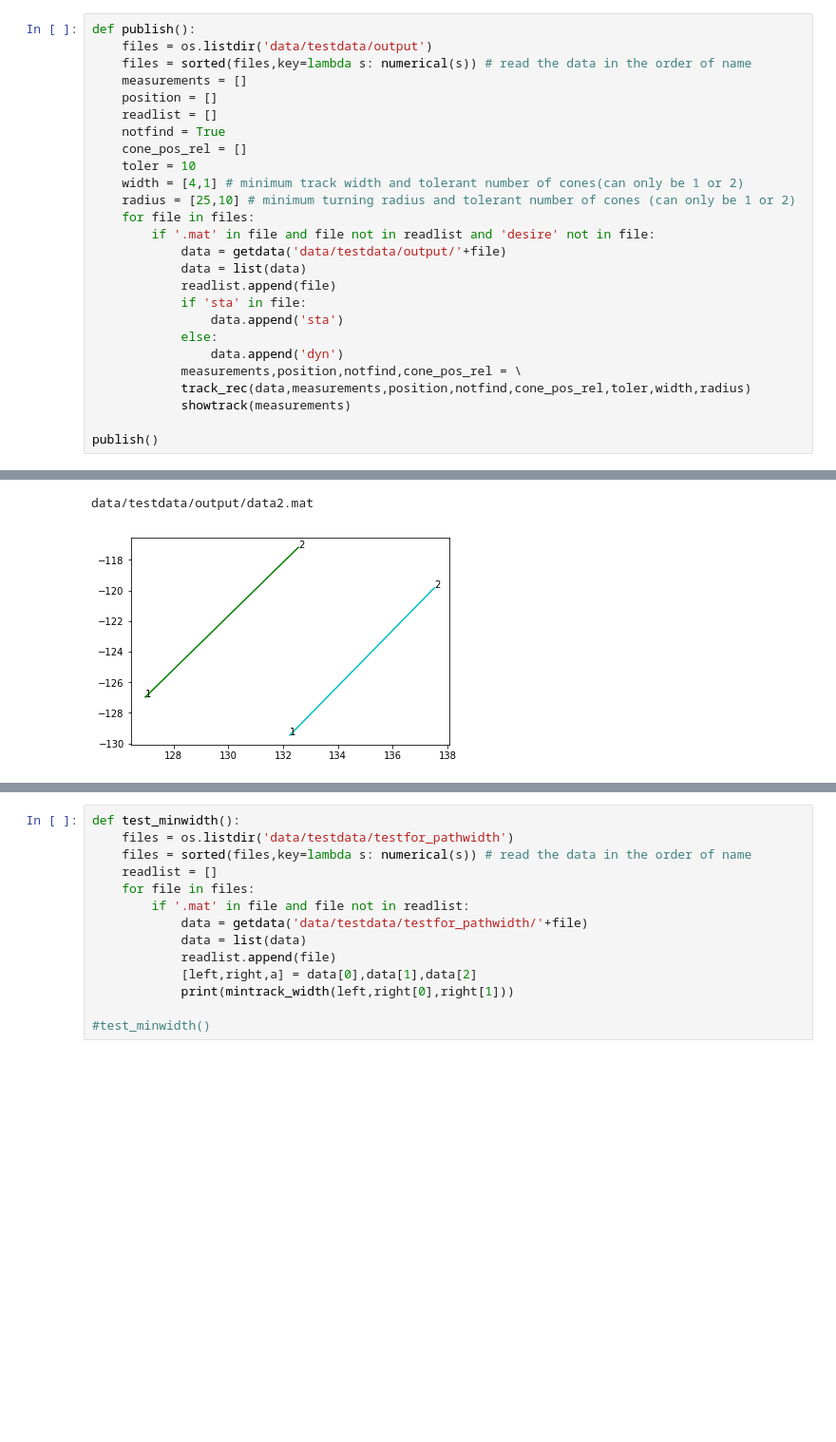
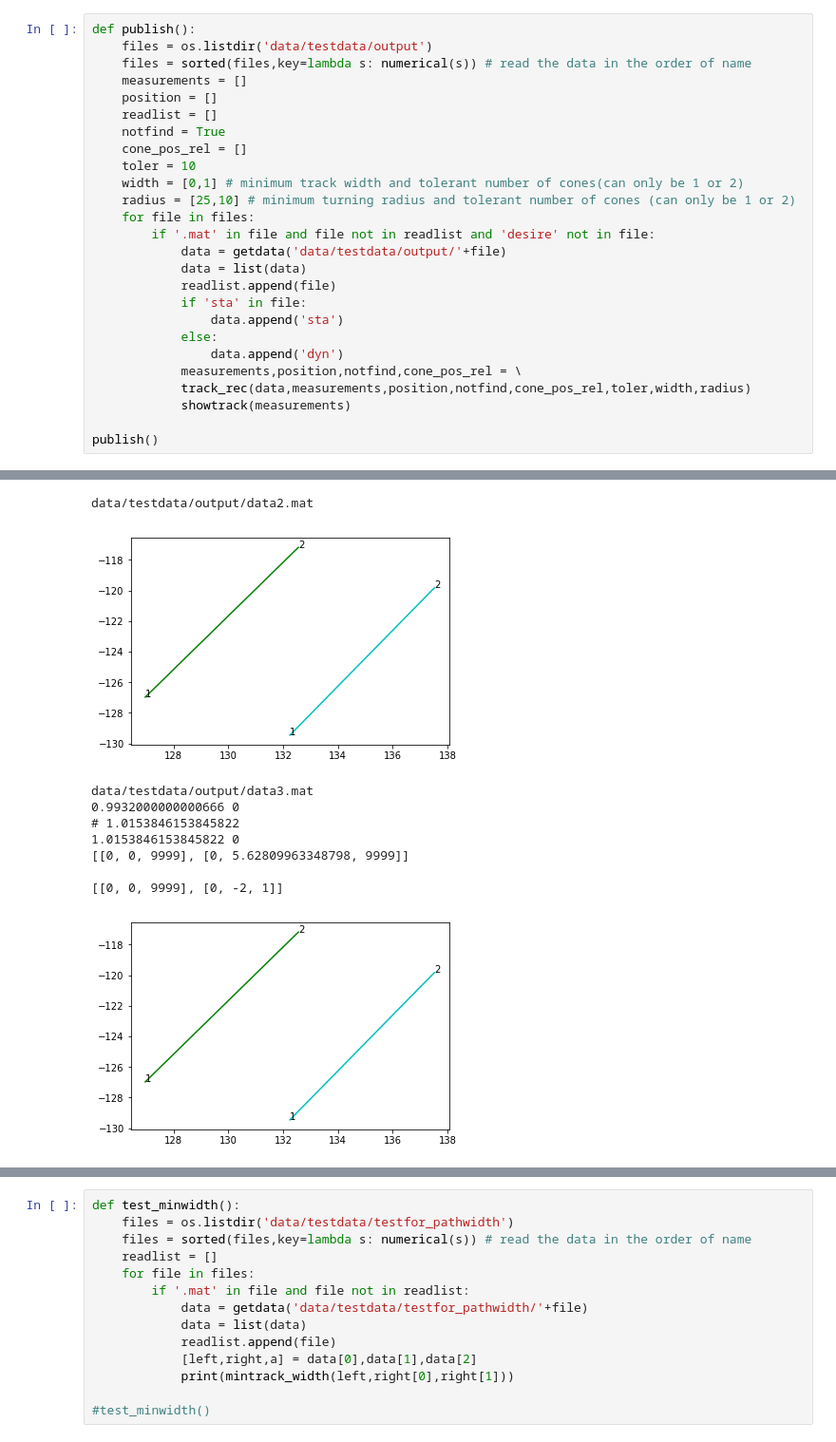
Before and after one commit to DongzhenHuangfu/track-recognition, a Jupyter notebook: track_recognition.ipynb, the cells around one changed output, grey strips where cells are left out. Shown at 95% size. Cells and saved outputs as stored; diff of their text form; blank space fills up the shorter version.

```diff
--- a/track_recognition.ipynb
+++ b/track_recognition.ipynb
@@ -666,31 +734,39 @@ ValueError: The truth value of an array with more than one element is ambiguous.
 # %%
 def publish():
     files = os.listdir('data/testdata/output')
     files = sorted(files,key=lambda s: numerical(s)) # read the data in the order of name
     measurements = []
     position = []
     readlist = []
     notfind = True
     cone_pos_rel = []
     toler = 10
-    width = [4,1] # minimum track width and tolerant number of cones(can only be 1 or 2)
+    width = [0,1] # minimum track width and tolerant number of cones(can only be 1 or 2)
     radius = [25,10] # minimum turning radius and tolerant number of cones (can only be 1 or 2)
     for file in files:
         if '.mat' in file and file not in readlist and 'desire' not in file:
             data = getdata('data/testdata/output/'+file)
             data = list(data)
             readlist.append(file)
             if 'sta' in file:
                 data.append('sta')
             else:
                 data.append('dyn')
             measurements,position,notfind,cone_pos_rel = \
             track_rec(data,measurements,position,notfind,cone_pos_rel,toler,width,radius)
             showtrack(measurements)
 
 publish()
 # %% [output]
 data/testdata/output/data1.mat
 [figure]
 data/testdata/output/data2.mat
 [figure]
+data/testdata/output/data3.mat
+0.9932000000000666 0
+# 1.0153846153845822
+1.0153846153845822 0
+[[0, 0, 9999], [0, 5.62809963348798, 9999]]
+
+[[0, 0, 9999], [0, -2, 1]]
+[figure, added]
```
Also changed, not shown: parts of 7 cells of this notebook, 17 other files.
